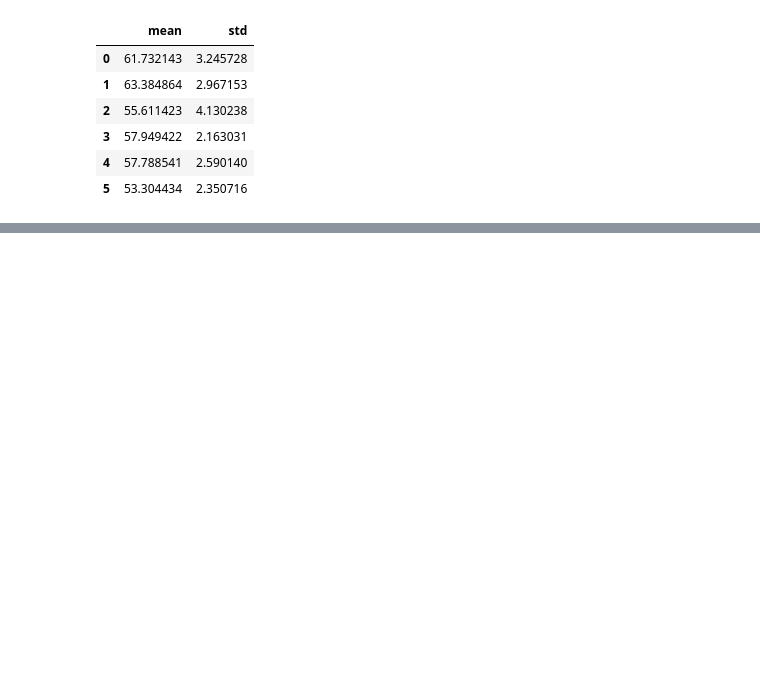
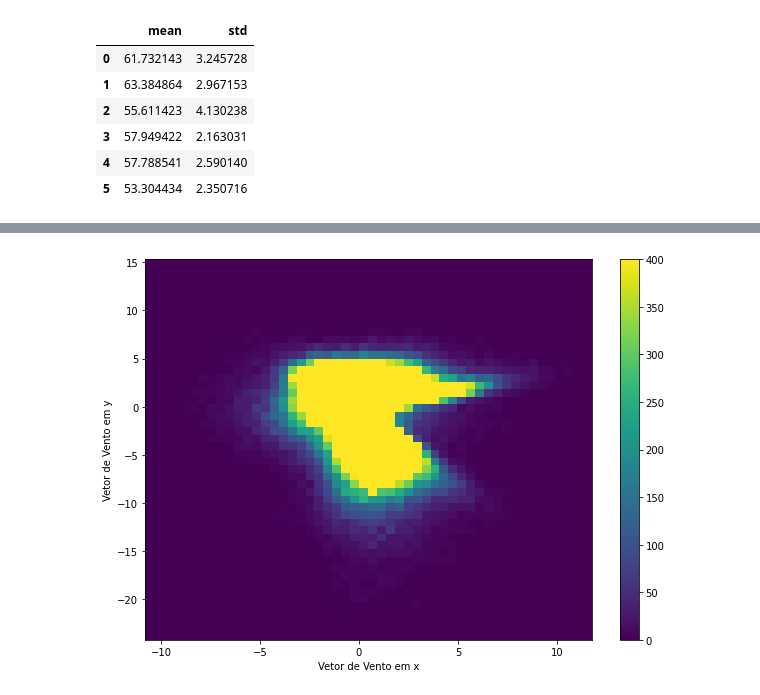
Before and after one commit to Eduardomcq/tcc_usp_esalq, a Jupyter notebook: tcc_mba_data_science.ipynb, the cells around one changed output, grey strips where cells are left out. Saved outputs shown, nothing was run; the diff lists cells and outputs as text; code cells hidden in the pictures; blank space fills up the shorter version.

```diff
--- a/tcc_mba_data_science.ipynb
+++ b/tcc_mba_data_science.ipynb
@@ -1957,0 +2105,9 @@ logs
+# %%
+plt.figure(figsize = (10,7))
+plt.hist2d(df['max_wx'], df['max_wy'], bins=(50, 50), vmax=400)
+plt.colorbar()
+plt.xlabel('Vetor de Vento em x')
+plt.ylabel('Vetor de Vento em y')
+plt.show()
+# %% [output]
+[figure, added]
```
Also changed, not shown: parts of 25 cells of this notebook.
